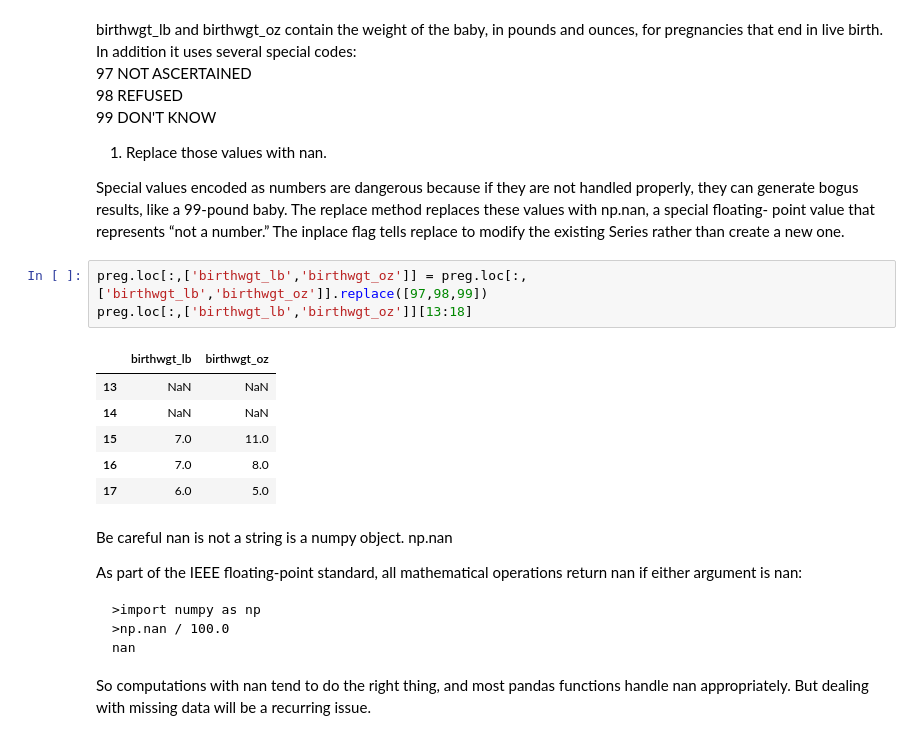
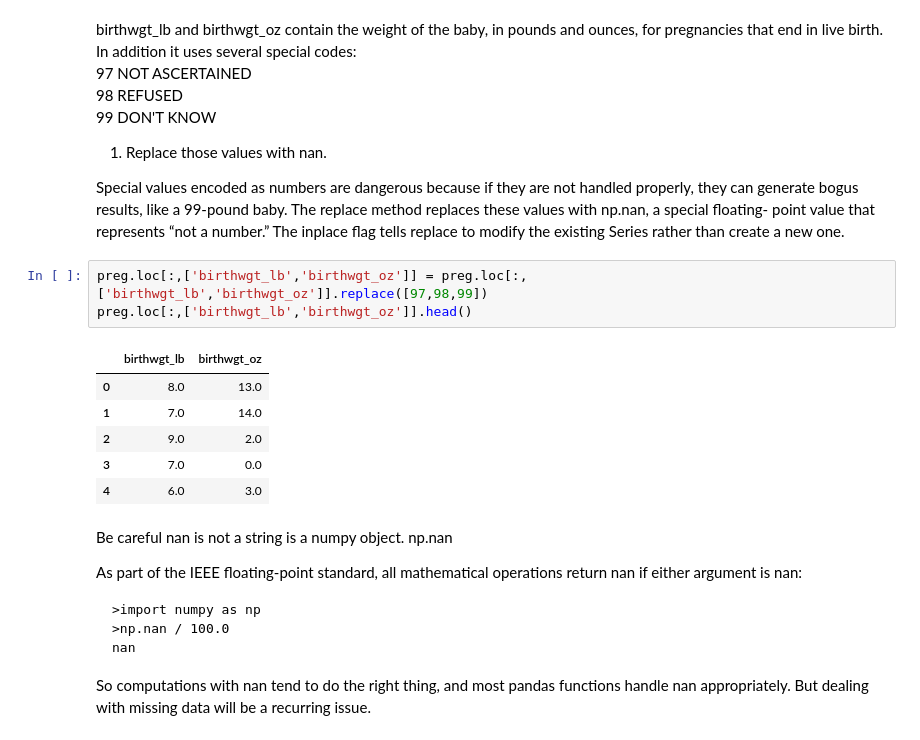
Before and after one commit to francisco-belgrave/Belgrave_Topics, a Jupyter notebook: Think_Stats/Chapter_1_Exploratory_Data_Analysis-Sol.ipynb, the cells around one changed output. Drawn from its saved outputs; the diff is of its cells as text.

```diff
--- a/Think_Stats/Chapter_1_Exploratory_Data_Analysis-Sol.ipynb
+++ b/Think_Stats/Chapter_1_Exploratory_Data_Analysis-Sol.ipynb
@@ -229,14 +229,14 @@ birthwgt_lb and birthwgt_oz contain the weight of the baby, in pounds and ounces
 Special values encoded as numbers are dangerous because if they are not handled properly, they can generate bogus results, like a 99-pound baby. The replace method replaces these values with np.nan, a special floating- point value that represents “not a number.” The inplace flag tells replace to modify the existing Series rather than create a new one.<br/>
 # %%
 preg.loc[:,['birthwgt_lb','birthwgt_oz']] = preg.loc[:,['birthwgt_lb','birthwgt_oz']].replace([97,98,99])
-preg.loc[:,['birthwgt_lb','birthwgt_oz']][13:18]
+preg.loc[:,['birthwgt_lb','birthwgt_oz']].head()
 # %% [output]
 |  | birthwgt_lb | birthwgt_oz |
-| 13 | NaN | NaN |
-| 14 | NaN | NaN |
-| 15 | 7.0 | 11.0 |
-| 16 | 7.0 | 8.0 |
-| 17 | 6.0 | 5.0 |
+| 0 | 8.0 | 13.0 |
+| 1 | 7.0 | 14.0 |
+| 2 | 9.0 | 2.0 |
+| 3 | 7.0 | 0.0 |
+| 4 | 6.0 | 3.0 |
 # %% [markdown]
 Be careful nan is not a string is a numpy object. np.nan
 
```
Also changed, not shown: parts of 23 cells of this notebook, 1 other file.
